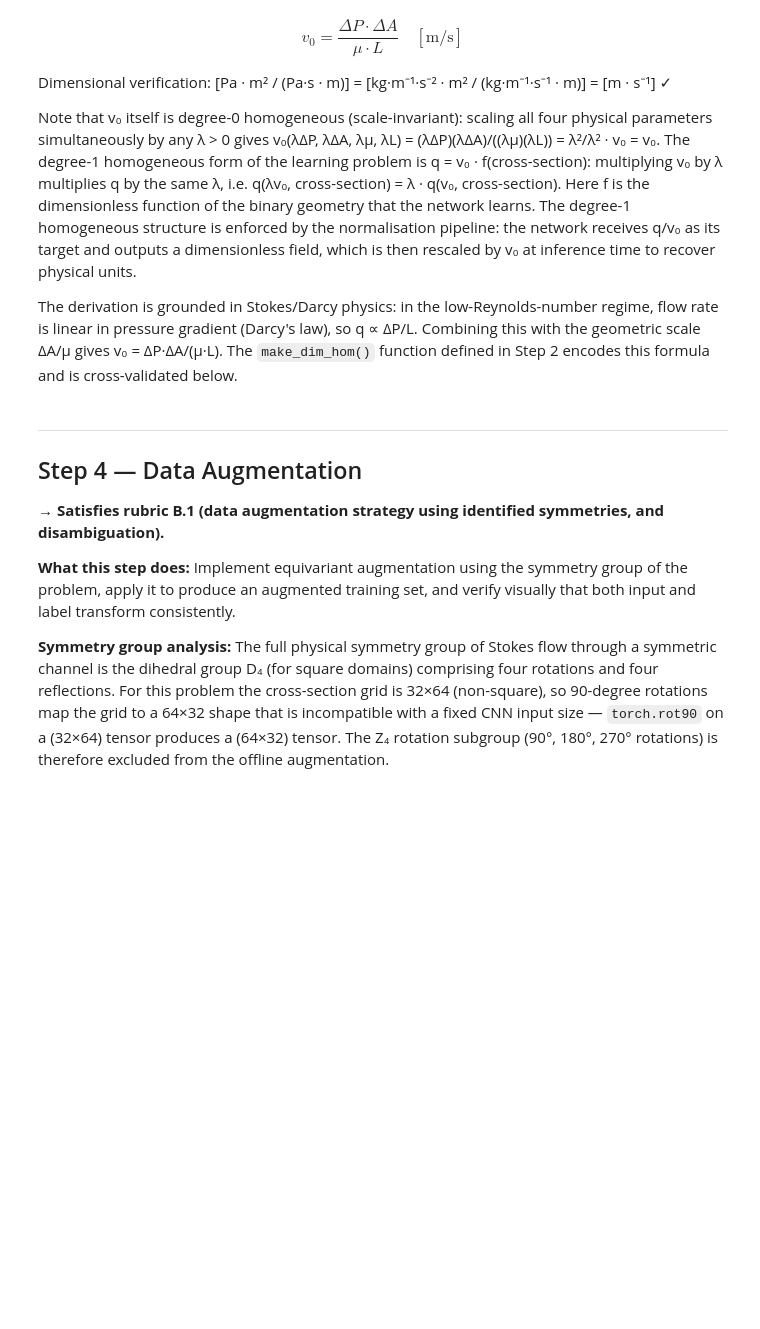
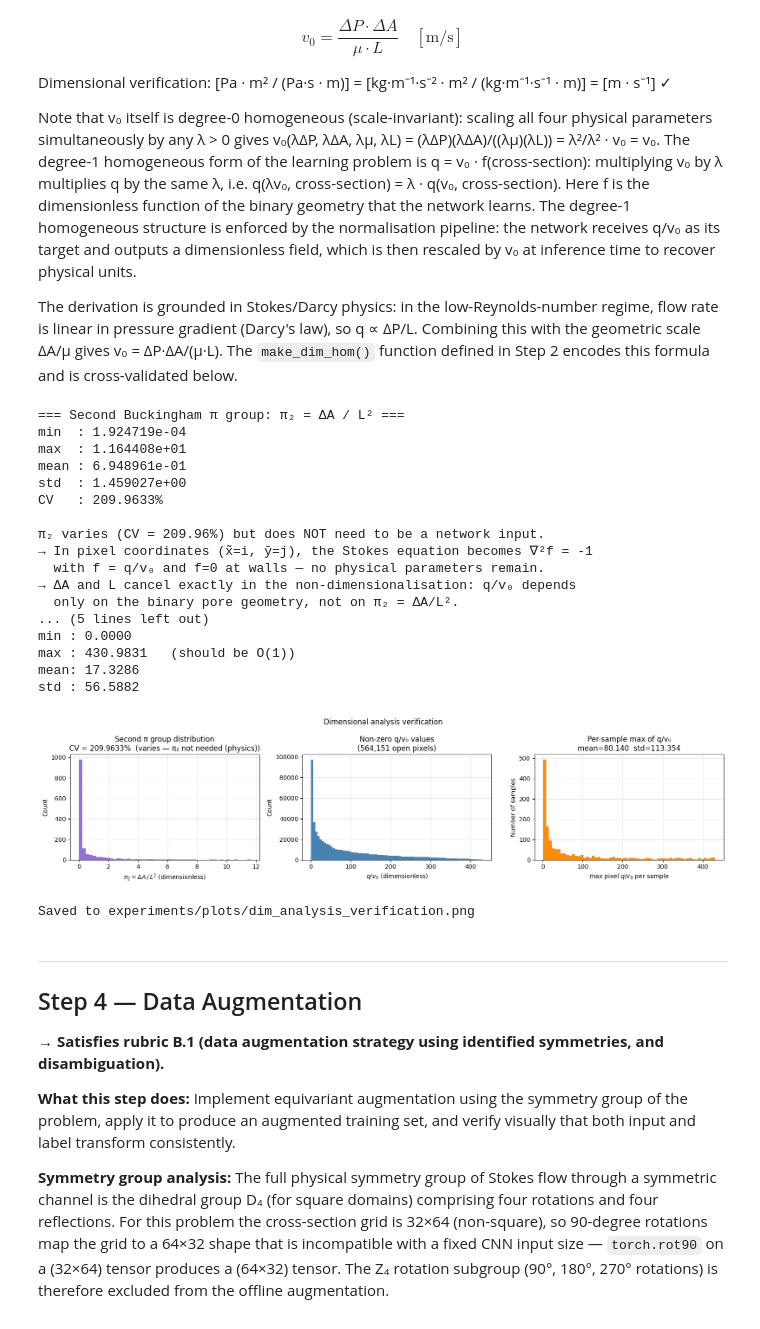
Before and after one commit to earthspiritmain/MLHW3, a Jupyter notebook: assignment3.ipynb, the cells around one changed output. Drawn from its saved outputs; the diff is of its cells as text; code cells hidden in the pictures; blank space fills up the shorter version.

```diff
--- a/assignment3.ipynb
+++ b/assignment3.ipynb
@@ -503,17 +573,21 @@ print(f"mean : {pi2_mean:.6e}")
 print(f"std  : {pi2_std:.6e}")
 print(f"CV   : {pi2_cv:.4f}%")
 
+# Physical argument: even though π₂ varies, the dimensionless Stokes equation
+# in pixel coordinates ∂²f/∂i² + ∂²f/∂j² = -1  (f = q/v₀, BCs: f=0 at walls)
+# contains NO physical parameters — ΔA and L cancel exactly when we rescale
+# physical coordinates by √ΔA. Therefore q/v₀ depends only on the binary pore
+# geometry, not on π₂ = ΔA/L². Buckingham π gives a necessary condition that
+# f *could* depend on π₂; the physics provides the stronger result that it does not.
 if pi2_cv < 1.0:
     print(f"\nπ₂ is effectively constant (CV = {pi2_cv:.4f}% < 1%) ✓")
-    print("→ π₂ carries no discriminating information across samples.")
-    print("→ The network does NOT need ΔA/L² as an additional scalar input.")
-    print("→ The binary cross-section + v₀ normalisation fully specifies the problem.")
 else:
-    raise ValueError(
-        f"π₂ = ΔA/L² varies significantly (CV = {pi2_cv:.2f}% ≥ 1%). "
-        "Add π₂ as a per-sample scalar input to the network before proceeding. "
-        "Update TensorData and DataLoaders in Step 2 to concatenate π₂ with the cross-section."
-    )
+    print(f"\nπ₂ varies (CV = {pi2_cv:.2f}%) but does NOT need to be a network input.")
+    print("→ In pixel coordinates (x̃=i, ỹ=j), the Stokes equation becomes ∇²f = -1")
+    print("  with f = q/v₀ and f=0 at walls — no physical parameters remain.")
+    print("→ ΔA and L cancel exactly in the non-dimensionalisation: q/v₀ depends")
+    print("  only on the binary pore geometry, not on π₂ = ΔA/L².")
+    print("→ The binary cross-section + v₀ normalisation fully specifies the problem. ✓")
 
 # ---------------------------------------------------------------------------
 # 3.2 — Cross-validate make_dim_hom() against Step 2 inline v0
@@ -550,34 +624,54 @@ per_sample_max = q_over_v0.reshape(len(train_labels), -1).max(axis=1)
 fig, axes = plt.subplots(1, 3, figsize=(16, 4))
 fig.suptitle('Dimensional analysis verification', fontsize=12)
 
 # π₂ distribution
 ax = axes[0]
 ax.hist(pi2, bins=50, color='mediumpurple', edgecolor='none')
 ax.set_xlabel(r'$\pi_2 = \Delta A \,/\, L^2$ (dimensionless)')
 ax.set_ylabel('Count')
-ax.set_title(f'Second π group distribution\nCV = {pi2_cv:.4f}%  ({"constant ✓" if pi2_cv < 1 else "VARIES — add as input"})')
+ax.set_title(f'Second π group distribution\nCV = {pi2_cv:.4f}%  ({"constant ✓" if pi2_cv < 1 else "varies — π₂ not needed (physics)"})')
 ax.grid(True, alpha=0.3)
 
 # Non-zero q/v₀ histogram
 ax = axes[1]
 ax.hist(q_over_v0_nz, bins=80, color='steelblue', edgecolor='none')
 ax.set_xlabel(r'$q / v_0$ (dimensionless)')
 ax.set_ylabel('Count')
 ax.set_title(f'Non-zero q/v₀ values\n({len(q_over_v0_nz):,} open pixels)')
 ax.grid(True, alpha=0.3)
 
 # Per-sample max q/v₀
 ax = axes[2]
 ax.hist(per_sample_max, bins=60, color='darkorange', edgecolor='none')
 ax.set_xlabel(r'max pixel $q / v_0$ per sample')
 ax.set_ylabel('Number of samples')
 ax.set_title(f'Per-sample max of q/v₀\nmean={per_sample_max.mean():.3f}  std={per_sample_max.std():.3f}')
 ax.grid(True, alpha=0.3)
 
 plt.tight_layout()
 plt.savefig('experiments/plots/dim_analysis_verification.png', dpi=150, bbox_inches='tight')
 plt.show()
 print("Saved to experiments/plots/dim_analysis_verification.png")
+# %% [output]
+=== Second Buckingham π group: π₂ = ΔA / L² ===
+min  : 1.924719e-04
+max  : 1.164408e+01
+mean : 6.948961e-01
+std  : 1.459027e+00
+CV   : 209.9633%
+
+π₂ varies (CV = 209.96%) but does NOT need to be a network input.
+→ In pixel coordinates (x̃=i, ỹ=j), the Stokes equation becomes ∇²f = -1
+  with f = q/v₀ and f=0 at walls — no physical parameters remain.
+→ ΔA and L cancel exactly in the non-dimensionalisation: q/v₀ depends
+  only on the binary pore geometry, not on π₂ = ΔA/L².
+... (5 lines left out)
+min : 0.0000
+max : 430.9831   (should be O(1))
+mean: 17.3286
+std : 56.5882
+[figure, added]
+Saved to experiments/plots/dim_analysis_verification.png
 # %% [markdown]
 ---
 ## Step 4 — Data Augmentation
```
Also changed, not shown: parts of 27 cells of this notebook, 40 other files.
